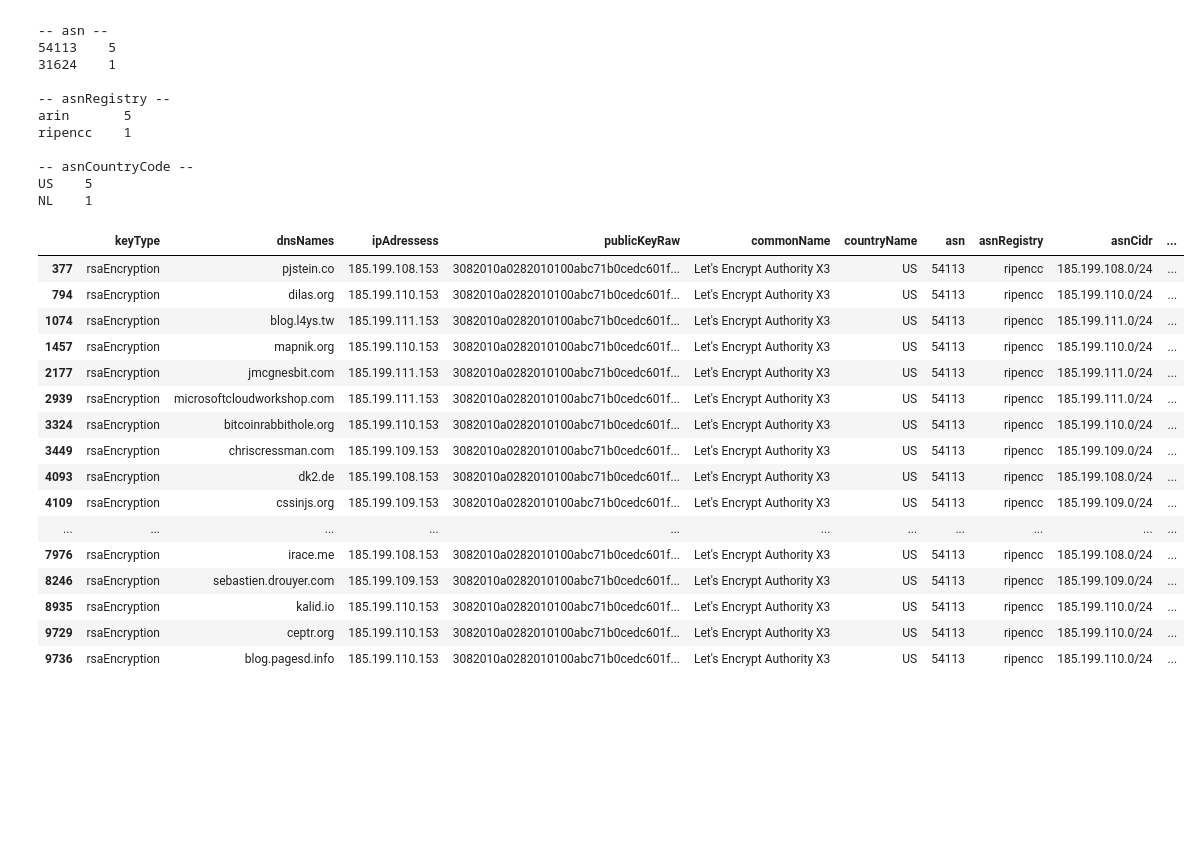
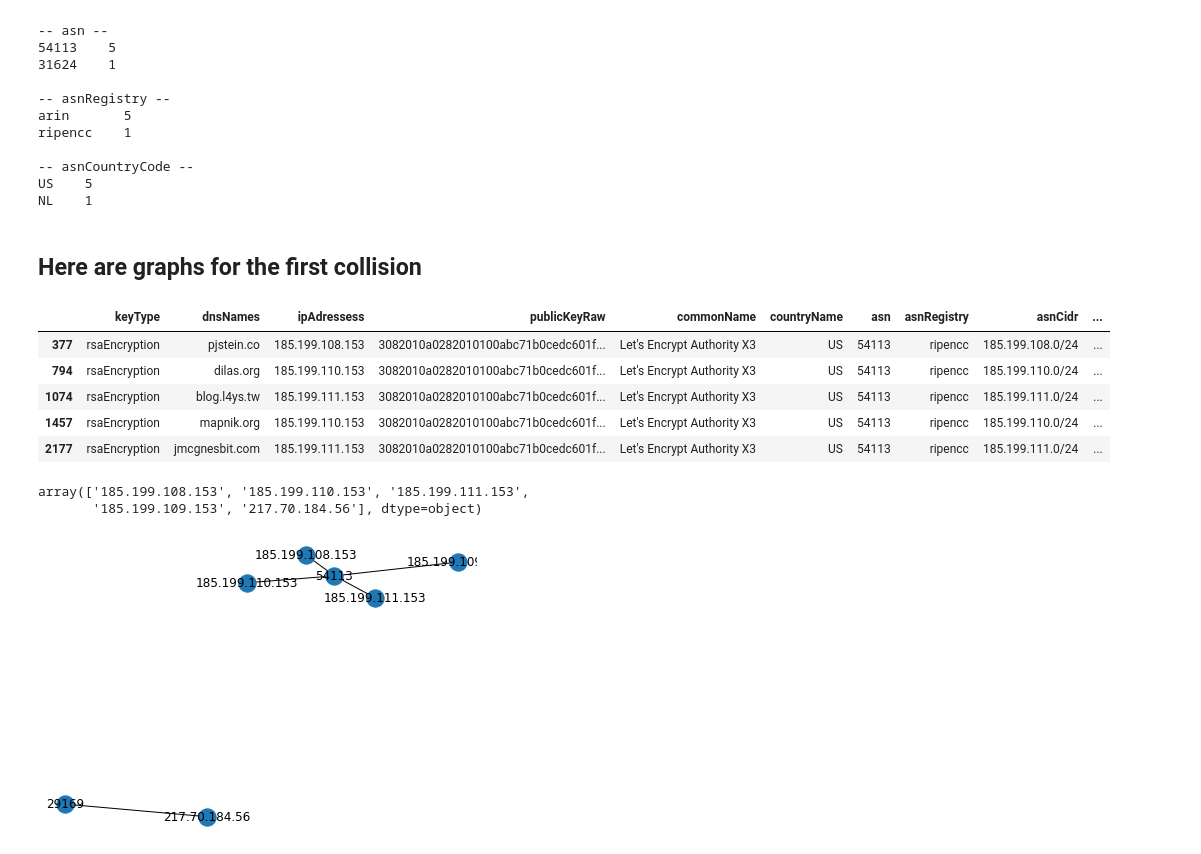
Before and after one commit to mmesba85/CertifStates, a Jupyter notebook: analysis/analysis.ipynb, the cells around one changed output. Cells and saved outputs as stored; diff of their text form; code cells hidden in the pictures; blank space fills up the shorter version.

```diff
--- a/analysis/analysis.ipynb
+++ b/analysis/analysis.ipynb
@@ -97,24 +103,34 @@ ripencc    1
 -- asnCountryCode --
 US    5
 NL    1
+# %% [markdown]
+## Here are graphs for the first collision
 # %%
 collision1 = results[0]
-collision1
+display(collision1.head())
+
+ip_source = collision1['ipAdressess'].unique()
+display(ip_source)
 # %% [output]
 |  | keyType | dnsNames | ipAdressess | publicKeyRaw | commonName | countryName | asn | asnRegistry | asnCidr | ... |
 | 377 | rsaEncryption | pjstein.co | 185.199.108.153 | 3082010a0282010100abc71b0cedc601f... | Let's Encrypt Authority X3 | US | 54113 | ripencc | 185.199.108.0/24 | ... |
 | 794 | rsaEncryption | dilas.org | 185.199.110.153 | 3082010a0282010100abc71b0cedc601f... | Let's Encrypt Authority X3 | US | 54113 | ripencc | 185.199.110.0/24 | ... |
 | 1074 | rsaEncryption | blog.l4ys.tw | 185.199.111.153 | 3082010a0282010100abc71b0cedc601f... | Let's Encrypt Authority X3 | US | 54113 | ripencc | 185.199.111.0/24 | ... |
 | 1457 | rsaEncryption | mapnik.org | 185.199.110.153 | 3082010a0282010100abc71b0cedc601f... | Let's Encrypt Authority X3 | US | 54113 | ripencc | 185.199.110.0/24 | ... |
 | 2177 | rsaEncryption | jmcgnesbit.com | 185.199.111.153 | 3082010a0282010100abc71b0cedc601f... | Let's Encrypt Authority X3 | US | 54113 | ripencc | 185.199.111.0/24 | ... |
-| 2939 | rsaEncryption | microsoftcloudworkshop.com | 185.199.111.153 | 3082010a0282010100abc71b0cedc601f... | Let's Encrypt Authority X3 | US | 54113 | ripencc | 185.199.111.0/24 | ... |
-| 3324 | rsaEncryption | bitcoinrabbithole.org | 185.199.110.153 | 3082010a0282010100abc71b0cedc601f... | Let's Encrypt Authority X3 | US | 54113 | ripencc | 185.199.110.0/24 | ... |
-| 3449 | rsaEncryption | chriscressman.com | 185.199.109.153 | 3082010a0282010100abc71b0cedc601f... | Let's Encrypt Authority X3 | US | 54113 | ripencc | 185.199.109.0/24 | ... |
-| 4093 | rsaEncryption | dk2.de | 185.199.108.153 | 3082010a0282010100abc71b0cedc601f... | Let's Encrypt Authority X3 | US | 54113 | ripencc | 185.199.108.0/24 | ... |
-| 4109 | rsaEncryption | cssinjs.org | 185.199.109.153 | 3082010a0282010100abc71b0cedc601f... | Let's Encrypt Authority X3 | US | 54113 | ripencc | 185.199.109.0/24 | ... |
-| ... | ... | ... | ... | ... | ... | ... | ... | ... | ... | ... |
-| 7976 | rsaEncryption | irace.me | 185.199.108.153 | 3082010a0282010100abc71b0cedc601f... | Let's Encrypt Authority X3 | US | 54113 | ripencc | 185.199.108.0/24 | ... |
-| 8246 | rsaEncryption | sebastien.drouyer.com | 185.199.109.153 | 3082010a0282010100abc71b0cedc601f... | Let's Encrypt Authority X3 | US | 54113 | ripencc | 185.199.109.0/24 | ... |
-| 8935 | rsaEncryption | kalid.io | 185.199.110.153 | 3082010a0282010100abc71b0cedc601f... | Let's Encrypt Authority X3 | US | 54113 | ripencc | 185.199.110.0/24 | ... |
-| 9729 | rsaEncryption | ceptr.org | 185.199.110.153 | 3082010a0282010100abc71b0cedc601f... | Let's Encrypt Authority X3 | US | 54113 | ripencc | 185.199.110.0/24 | ... |
-| 9736 | rsaEncryption | blog.pagesd.info | 185.199.110.153 | 3082010a0282010100abc71b0cedc601f... | Let's Encrypt Authority X3 | US | 54113 | ripencc | 185.199.110.0/24 | ... |
+array(['185.199.108.153', '185.199.110.153', '185.199.111.153',
+       '185.199.109.153', '217.70.184.56'], dtype=object)
+# %%
+#Graph on collision 1, ipAdresses by asn
+ip_asn_counter = [(ip, Counter(list(collision1[collision1['ipAdressess'] == ip]['asn']))) for ip in ip_source]
+
+g = nx.Graph()
+for ip, c in ip_asn_counter:
+    for k, v in c.items():
+        g.add_edge(ip, k, weight=v)
+
+pos = nx.spring_layout(g)
+plt.figure()
+nx.draw(g, pos, with_labels=True)
+# %% [output]
+[figure, added]
```
Also changed, not shown: parts of 10 cells of this notebook, 1 other file.
